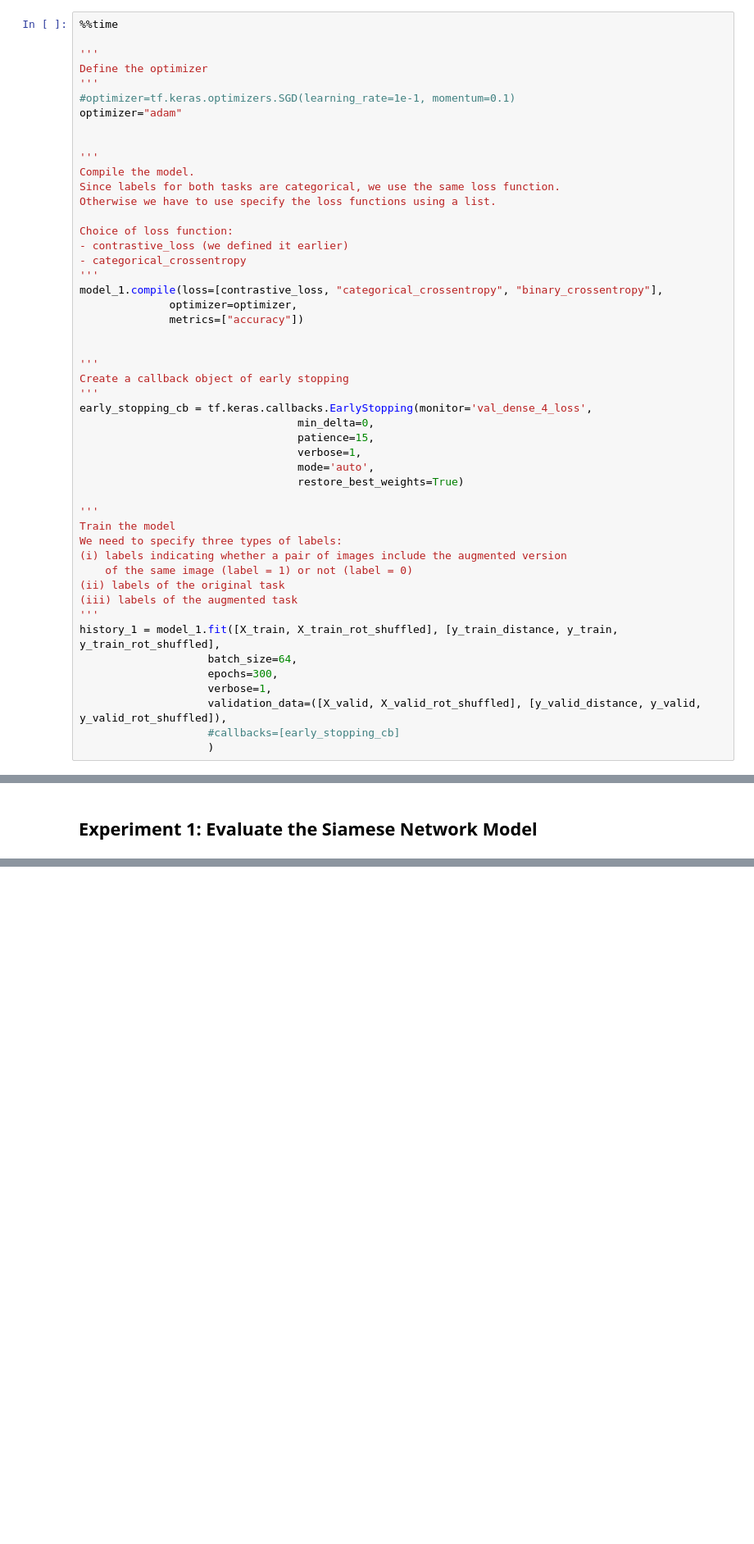
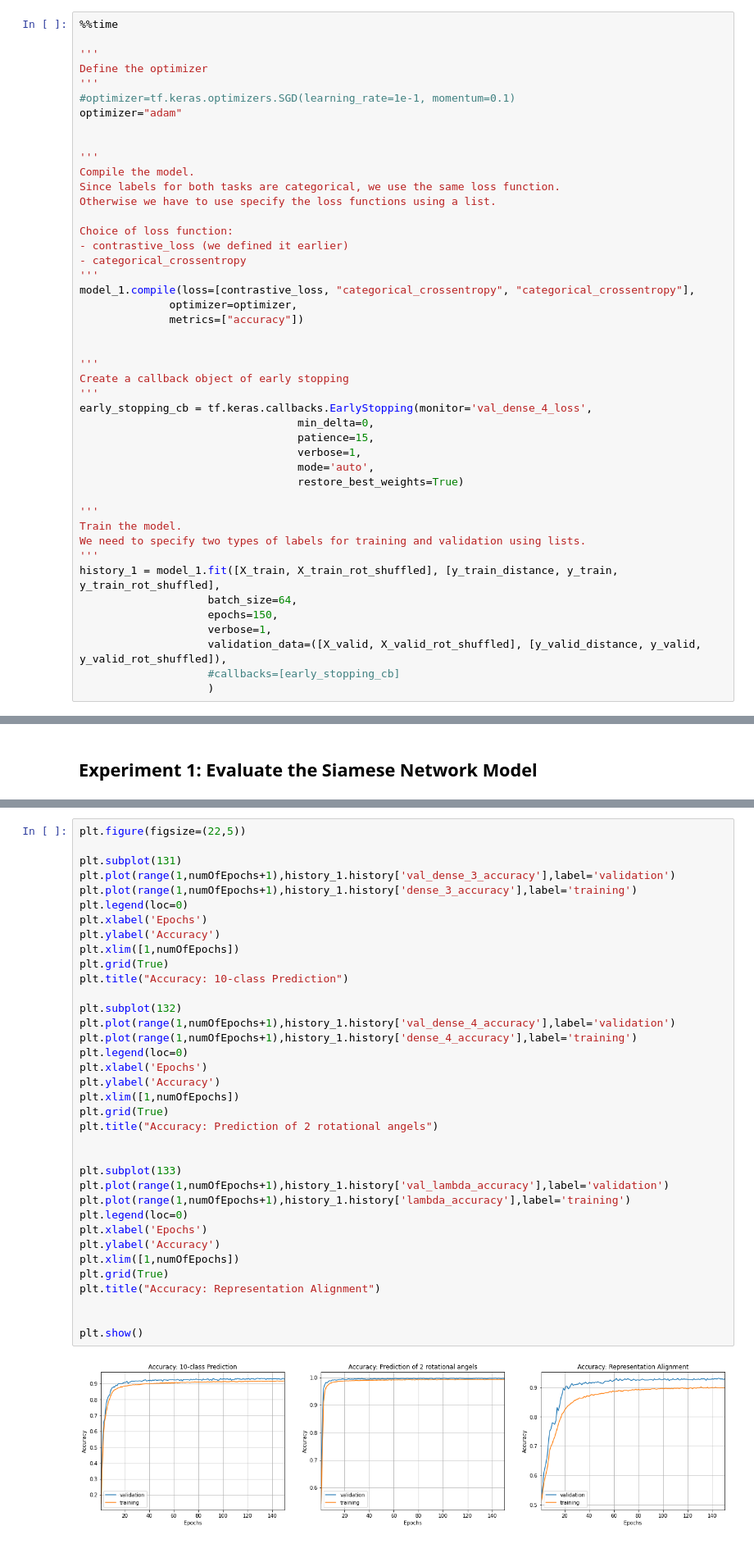
Before and after one commit to rhasanbd/Learn-Generalizable-Representations-using-Siamese-Network, a Jupyter notebook: Learn Generalizable Representations using Siamese Network II.ipynb, the cells around one changed output, grey strips where cells are left out. Shown at 82% size. Saved outputs shown, nothing was run; the diff lists cells and outputs as text; blank space fills up the shorter version.

```diff
--- a/Learn Generalizable Representations using Siamese Network II.ipynb
+++ b/Learn Generalizable Representations using Siamese Network II.ipynb
@@ -566,7 +566,7 @@ Choice of loss function:
 - contrastive_loss (we defined it earlier)
 - categorical_crossentropy
 '''
-model_1.compile(loss=[contrastive_loss, "categorical_crossentropy", "binary_crossentropy"],
+model_1.compile(loss=[contrastive_loss, "categorical_crossentropy", "categorical_crossentropy"],
               optimizer=optimizer,
               metrics=["accuracy"])
 
@@ -582,16 +582,12 @@ early_stopping_cb = tf.keras.callbacks.EarlyStopping(monitor='val_dense_4_loss',
                                   restore_best_weights=True)
 
 '''
-Train the model
-We need to specify three types of labels:
-(i) labels indicating whether a pair of images include the augmented version
-    of the same image (label = 1) or not (label = 0)
-(ii) labels of the original task
-(iii) labels of the augmented task
+Train the model.
+We need to specify two types of labels for training and validation using lists.
 '''
 history_1 = model_1.fit([X_train, X_train_rot_shuffled], [y_train_distance, y_train, y_train_rot_shuffled],
                     batch_size=64,
-                    epochs=300,
+                    epochs=150,
                     verbose=1,
                     validation_data=([X_valid, X_valid_rot_shuffled], [y_valid_distance, y_valid, y_valid_rot_shuffled]),
                     #callbacks=[early_stopping_cb]
@@ -705,5 +703,43 @@ Test Confusion Matrix (Multiclass):
     accuracy                           1.00     10000
    macro avg       1.00      1.00      1.00     10000
 weighted avg       1.00      1.00      1.00     10000
+# %%
+plt.figure(figsize=(22,5))
+
+plt.subplot(131)
+plt.plot(range(1,numOfEpochs+1),history_1.history['val_dense_3_accuracy'],label='validation')
+plt.plot(range(1,numOfEpochs+1),history_1.history['dense_3_accuracy'],label='training')
+plt.legend(loc=0)
+plt.xlabel('Epochs')
+plt.ylabel('Accuracy')
+plt.xlim([1,numOfEpochs])
+plt.grid(True)
+plt.title("Accuracy: 10-class Prediction")
+
+plt.subplot(132)
+plt.plot(range(1,numOfEpochs+1),history_1.history['val_dense_4_accuracy'],label='validation')
+plt.plot(range(1,numOfEpochs+1),history_1.history['dense_4_accuracy'],label='training')
+plt.legend(loc=0)
+plt.xlabel('Epochs')
+plt.ylabel('Accuracy')
+plt.xlim([1,numOfEpochs])
+plt.grid(True)
+plt.title("Accuracy: Prediction of 2 rotational angels")
+
+
+plt.subplot(133)
+plt.plot(range(1,numOfEpochs+1),history_1.history['val_lambda_accuracy'],label='validation')
+plt.plot(range(1,numOfEpochs+1),history_1.history['lambda_accuracy'],label='training')
+plt.legend(loc=0)
+plt.xlabel('Epochs')
+plt.ylabel('Accuracy')
+plt.xlim([1,numOfEpochs])
+plt.grid(True)
+plt.title("Accuracy: Representation Alignment")
+
+
+plt.show()
+# %% [output]
+[figure, added]
 # %% [markdown]
 ## Experiment 2: the Siamese Network Does not Minimize the Distance of the Pairs of Embeddings
```
Also changed, not shown: parts of 28 cells of this notebook.
